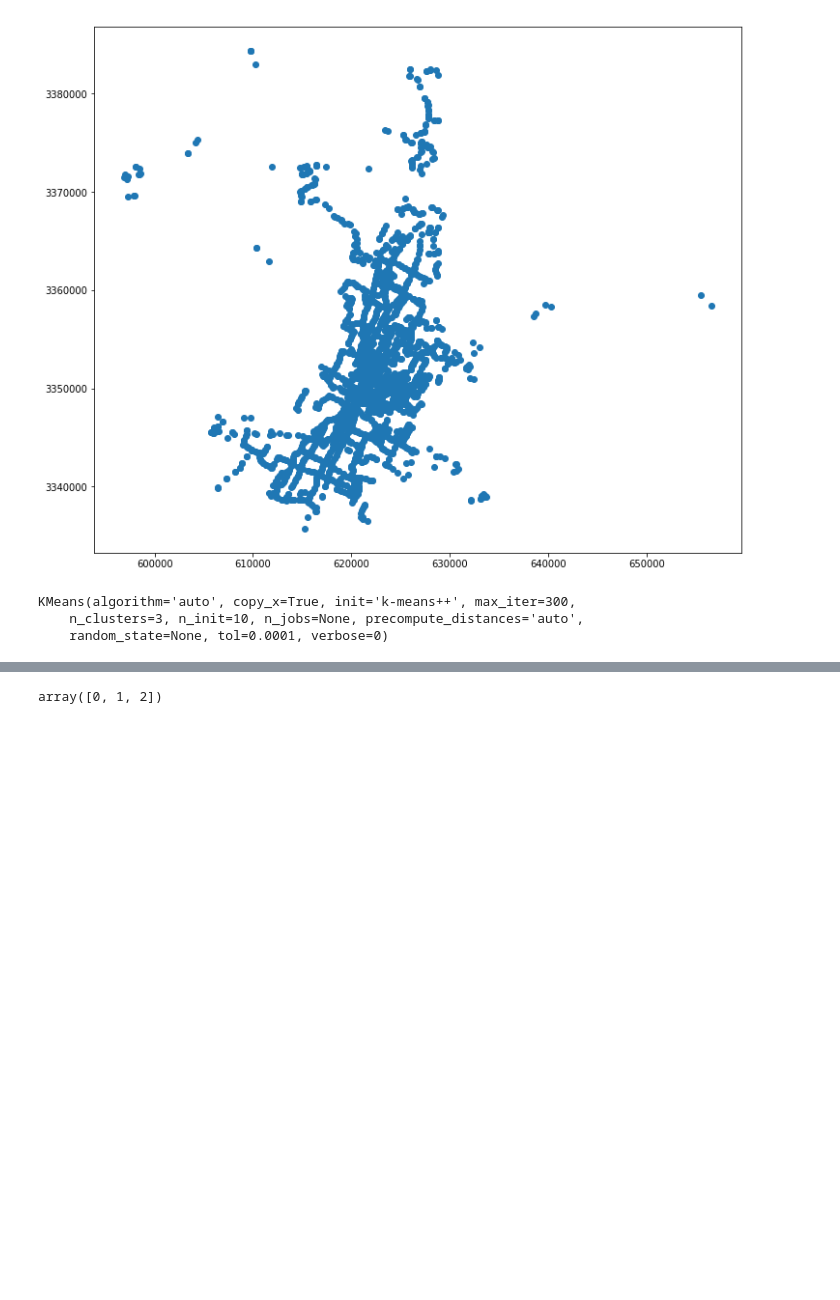
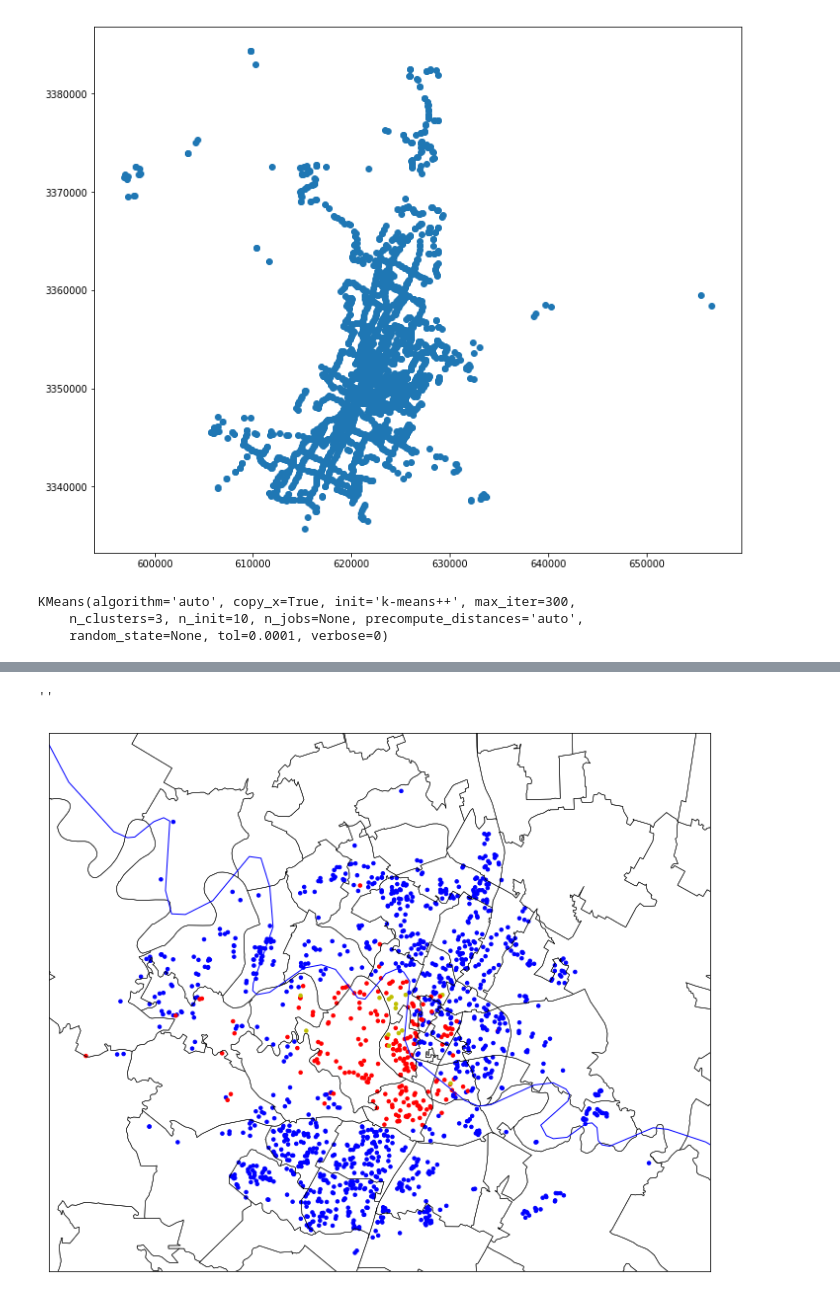
Before and after one commit to AustinMadert/real_estate_opportunity_lih, a Jupyter notebook: geoplotting_cont.ipynb, the cells around one changed output, grey strips where cells are left out. Drawn from its saved outputs; the diff is of its cells as text; code cells hidden in the pictures; blank space fills up the shorter version.

Commit message:
Adding saved work in notebooks: includes plotting clusters

```diff
--- a/geoplotting_cont.ipynb
+++ b/geoplotting_cont.ipynb
@@ -45,3 +46,5 @@ KMeans(algorithm='auto', copy_x=True, init='k-means++', max_iter=300,
     random_state=None, tol=0.0001, verbose=0)
 # %%
 df['labels'] = cluster.labels_
+# %%
+X_train, X_test = train_test_split(df, test_size=0.01, stratify=df['labels'])
@@ -113,4 +106,63 @@ KeyboardInterrupt:
-# %%
-df.labels.unique()
-# %% [output]
-array([0, 1, 2])
+# %%
+# Read in data.
+colormap = plt.cm.Purples
+
+aus_stop_file_dir = "data/cb_2017_us_zcta510_500k"
+os.chdir(aus_stop_file_dir)
+
+# Austin coordinates.
+lowerlon = -98.10
+upperlon = -97.47
+lowerlat = 30.11
+upperlat = 30.55
+
+fig = plt.figure(figsize=(12,12))
+m = Basemap(
+    llcrnrlon=lowerlon,
+    llcrnrlat=lowerlat,
+    urcrnrlon=upperlon,
+    urcrnrlat=upperlat,
+    projection="lcc",
+    resolution="h",
+    lat_0=lowerlat,
+    lat_1=upperlat,
+    lon_0=lowerlon,
+    lon_1=upperlon
+    )
+
+shp_info = m.readshapefile(os.path.basename(aus_stop_file_dir), 'state')
+
+lats = X_test['lat'].to_numpy()
+lons = X_test['lon'].to_numpy()
+labels = X_test['labels'].to_numpy()
+# tuples = [tuple(x) for x in subset.values]
+
+colors = []
+for i in labels:
+    if i == 0:
+        colors.append('b')
+    elif i == 1:
+        colors.append('r')
+    else:
+        colors.append('y')
+
+x, y = m(lons, lats)
+plt.scatter(x, y, 12, marker='o', color=colors)
+
+
+# for i in tuples:
+#     if i[2] == 0:
+#         color='b'
+#     elif i[2] == 1:
+#         color='r'
+#     else:
+#         color='y'
+#     m.scatter(i[0], i[1], color=color, zorder=5)
+
+
+
+m.drawrivers(linewidth=1, color='b')
+;
+# %% [output]
+''
+[figure, added]
```
Also changed, not shown: parts of 5 cells of this notebook, 3 other files.
